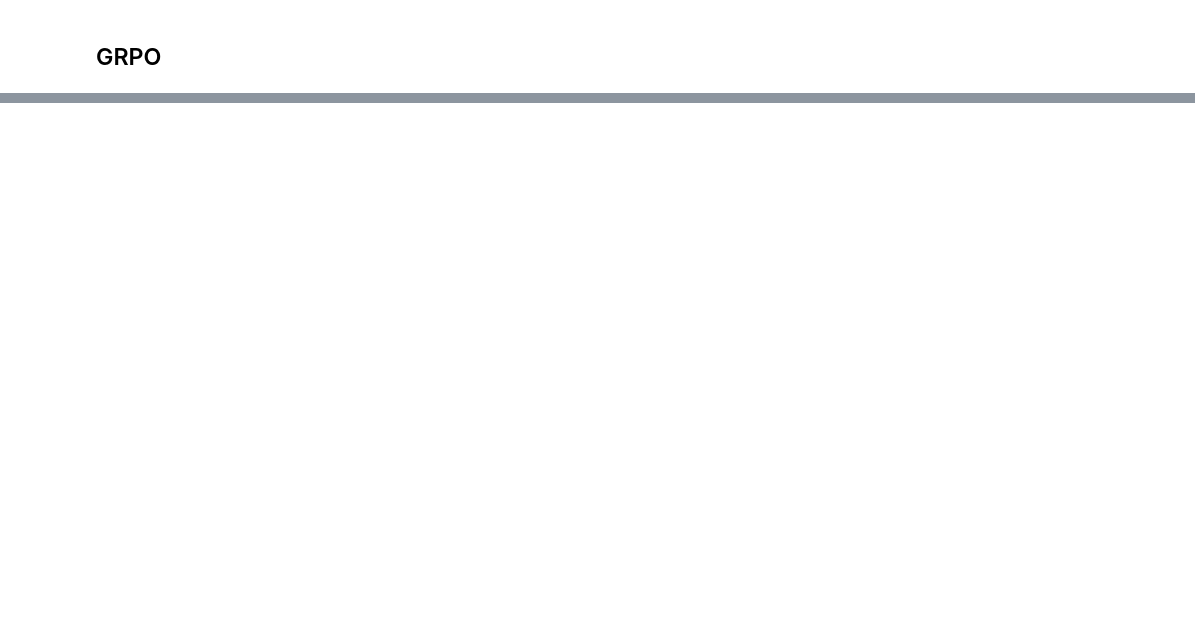
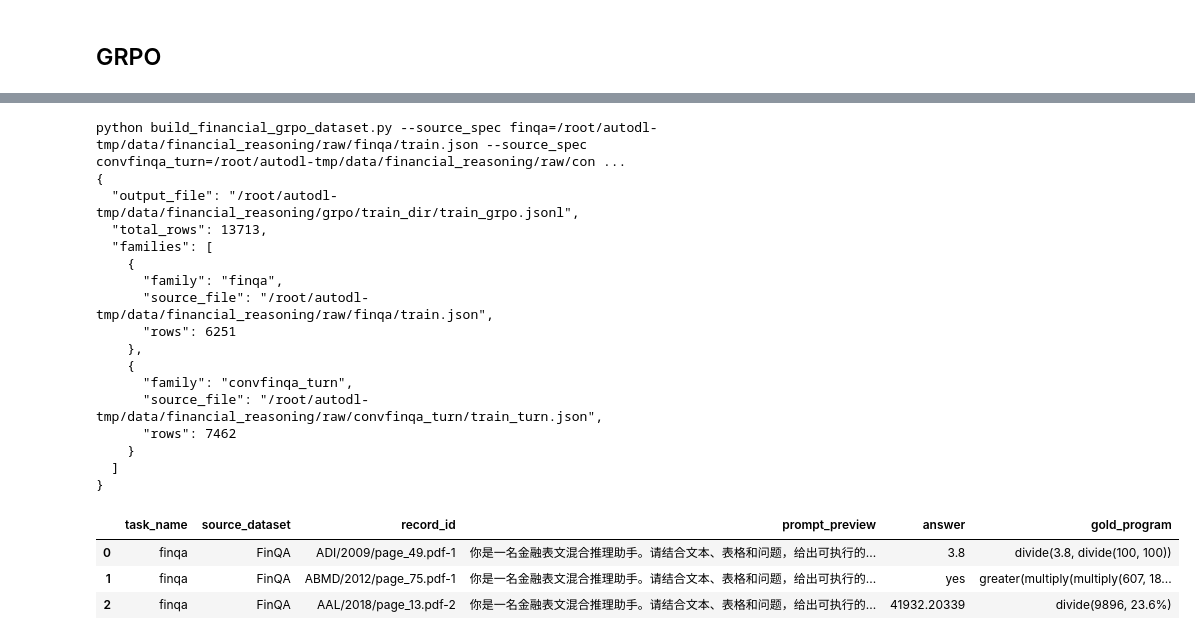
Before and after one commit to rosa-lie/FinQA, a Jupyter notebook: run_fingpt_min.ipynb, the cells around one changed output, grey strips where cells are left out. Drawn from its saved outputs; the diff is of its cells as text; code cells hidden in the pictures; blank space fills up the shorter version.

```diff
--- a/run_fingpt_min.ipynb
+++ b/run_fingpt_min.ipynb
@@ -1550,0 +1484,19 @@ Run benchmark_cmd to generate benchmark outputs under: /root/autodl-tmp/data/fin
+# %%
+quick_benchmark_cmd = [
+    'python', 'evaluate_financial_benchmarks.py',
+    '--tokenizer_path', BASE_MODEL,
+    '--model_entry', f'base={BASE_MODEL}',
+    '--model_entry', f'sft={SFT_MERGED_OUT}',
+    '--model_entry', f'dpo={SFT_MERGED_OUT}',
+    '--adapter_entry', f'dpo={DPO_OUT}',
+    '--convfinqa_test_file', str(CONVFINQA_EVAL_FILE),
+    '--convfinqa_max_samples', str(QUICK_CONVFINQA_MAX_SAMPLES),
+    '--finqa_test_file', str(FINQA_EVAL_FILE),
+    '--finqa_max_samples', str(QUICK_FINQA_MAX_SAMPLES),
+    '--max_new_tokens', str(QUICK_MAX_NEW_TOKENS),
+    '--temperature', '0.0',
+    '--load_in_4bit',
+    '--output_dir', str(QUICK_BENCHMARK_DIR),
+]
+print(' '.join(shlex.quote(part) for part in quick_benchmark_cmd))
+subprocess.run(quick_benchmark_cmd, check=True)
@@ -1637,0 +1581,58 @@ print('reward design ready')
+# %%
+GRPO_DIR = DATA_DIR / 'grpo'
+GRPO_TRAIN_DIR = GRPO_DIR / 'train_dir'
+GRPO_TRAIN_FILE = GRPO_TRAIN_DIR / 'train_grpo.jsonl'
+GRPO_OUT = OUTPUT_ROOT / 'grpo_lora'
+GRPO_MERGED_OUT = OUTPUT_ROOT / 'grpo_merged'
+for d in [GRPO_DIR, GRPO_TRAIN_DIR, GRPO_OUT, GRPO_MERGED_OUT]:
+    d.mkdir(parents=True, exist_ok=True)
+
+grpo_build_cmd = [
+    'python', 'build_financial_grpo_dataset.py',
+    '--source_spec', f"finqa={RAW_CACHE_DIR / 'finqa' / 'train.json'}",
+    '--source_spec', f"convfinqa_turn={RAW_CACHE_DIR / 'convfinqa_turn' / 'train_turn.json'}",
+    '--output_file', str(GRPO_TRAIN_FILE),
+]
+print(' '.join(grpo_build_cmd))
+subprocess.run(grpo_build_cmd, check=True)
+
+rows = []
+with GRPO_TRAIN_FILE.open('r', encoding='utf-8') as f:
+    for i, line in enumerate(f):
+        if i >= 3:
+            break
+        rows.append(json.loads(line))
+
+display(pd.DataFrame([
+    {
+        'task_name': r.get('task_name', ''),
+        'source_dataset': r.get('source_dataset', ''),
+        'record_id': r.get('record_id', ''),
+        'prompt_preview': str(r.get('prompt', ''))[:120],
+        'answer': r.get('answer', ''),
+        'gold_program': str(r.get('gold_program', ''))[:120],
+    }
+    for r in rows
+]))
+# %% [output]
+python build_financial_grpo_dataset.py --source_spec finqa=/root/autodl-tmp/data/financial_reasoning/raw/finqa/train.json --source_spec convfinqa_turn=/root/autodl-tmp/data/financial_reasoning/raw/con ...
+{
+  "output_file": "/root/autodl-tmp/data/financial_reasoning/grpo/train_dir/train_grpo.jsonl",
+  "total_rows": 13713,
+  "families": [
+    {
+      "family": "finqa",
+      "source_file": "/root/autodl-tmp/data/financial_reasoning/raw/finqa/train.json",
+      "rows": 6251
+    },
+    {
+      "family": "convfinqa_turn",
+      "source_file": "/root/autodl-tmp/data/financial_reasoning/raw/convfinqa_turn/train_turn.json",
+      "rows": 7462
+    }
+  ]
+}
+|  | task_name | source_dataset | record_id | prompt_preview | answer | gold_program |
+| 0 | finqa | FinQA | ADI/2009/page_49.pdf-1 | 你是一名金融表文混合推理助手。请结合文本、表格和问题，给出可执行的... | 3.8 | divide(3.8, divide(100, 100)) |
+| 1 | finqa | FinQA | ABMD/2012/page_75.pdf-1 | 你是一名金融表文混合推理助手。请结合文本、表格和问题，给出可执行的... | yes | greater(multiply(multiply(607, 18... |
+| 2 | finqa | FinQA | AAL/2018/page_13.pdf-2 | 你是一名金融表文混合推理助手。请结合文本、表格和问题，给出可执行的... | 41932.20339 | divide(9896, 23.6%) |
```
Also changed, not shown: parts of 28 cells of this notebook, 11 other files.
